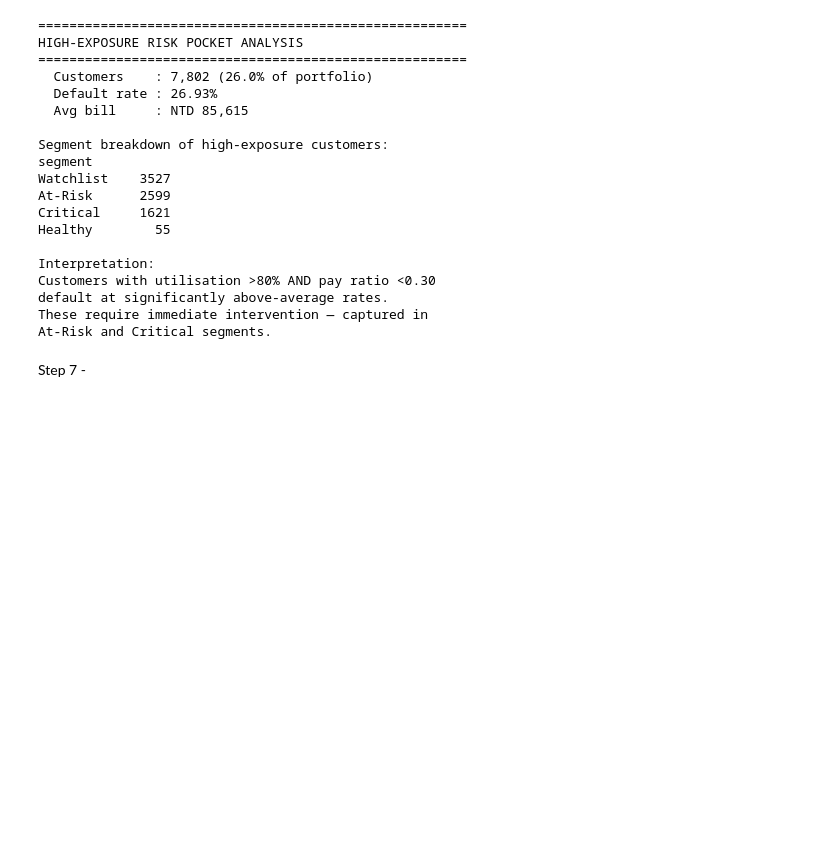
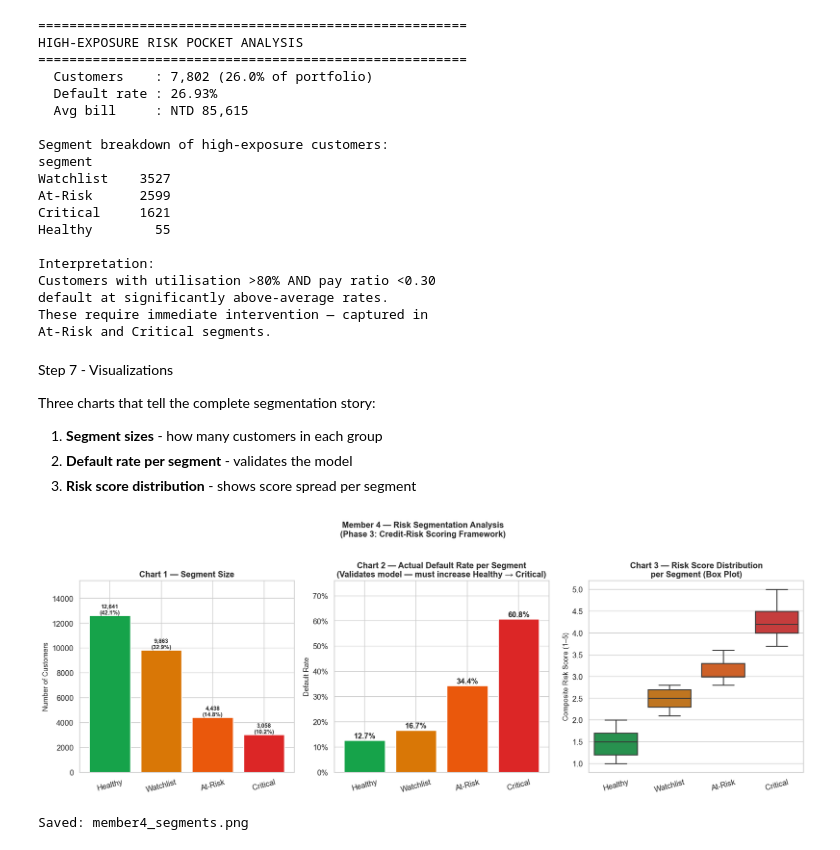
Before and after one commit to Saumya-Divyanjalee/Risk-Model-Developer, a Jupyter notebook: Risk_Model.ipynb, the cells around one changed output. Cells and saved outputs as stored; diff of their text form; code cells hidden in the pictures; blank space fills up the shorter version.

```diff
--- a/Risk_Model.ipynb
+++ b/Risk_Model.ipynb
@@ -573,4 +573,70 @@ default at significantly above-average rates.
 These require immediate intervention — captured in
 At-Risk and Critical segments.
 # %% [markdown]
-Step 7 -
+Step 7 - Visualizations
+
+Three charts that tell the complete segmentation story:
+1. **Segment sizes** - how many customers in each group
+2. **Default rate per segment** - validates the model
+3. **Risk score distribution** - shows score spread per segment
+# %%
+seg_order  = ['Healthy', 'Watchlist', 'At-Risk', 'Critical']
+seg_colors = ['#16a34a', '#d97706', '#ea580c', '#dc2626']
+palette    = dict(zip(seg_order, seg_colors))
+
+fig, axes = plt.subplots(1, 3, figsize=(17, 6))
+fig.suptitle('Member 4 — Risk Segmentation Analysis\n(Phase 3: Credit-Risk Scoring Framework)',
+             fontsize=13, fontweight='bold', y=1.02)
+
+#  Chart 1: Segment Sizes
+counts = df['segment'].value_counts().loc[seg_order]
+bars = axes[0].bar(seg_order, counts.values,
+                   color=seg_colors, edgecolor='white', linewidth=1.5)
+for bar, val in zip(bars, counts.values):
+    axes[0].text(
+        bar.get_x() + bar.get_width()/2,
+        bar.get_height() + 80,
+        f'{val:,}\n({val/len(df):.1%})',
+        ha='center', fontsize=9, fontweight='bold'
+    )
+axes[0].set_title('Chart 1 — Segment Size')
+axes[0].set_ylabel('Number of Customers')
+axes[0].set_ylim(0, counts.max() * 1.22)
+axes[0].tick_params(axis='x', rotation=15)
+
+#  Chart 2: Default Rate per Segment
+dr   = df.groupby('segment')['default_next_month'].mean().loc[seg_order]
+bars = axes[1].bar(seg_order, dr.values,
+                   color=seg_colors, edgecolor='white', linewidth=1.5)
+for bar, val in zip(bars, dr.values):
+    axes[1].text(
+        bar.get_x() + bar.get_width()/2,
+        bar.get_height() + 0.008,
+        f'{val:.1%}',
+        ha='center', fontsize=12, fontweight='bold'
+    )
+axes[1].set_title('Chart 2 — Actual Default Rate per Segment\n(Validates model — must increase Healthy → Critical)')
+axes[1].set_ylabel('Default Rate')
+axes[1].set_ylim(0, dr.max() * 1.25)
+axes[1].yaxis.set_major_formatter(mticker.PercentFormatter(1.0))
+axes[1].tick_params(axis='x', rotation=15)
+
+#  Chart 3: Risk Score Boxplot
+df_plot = df.copy()
+df_plot['segment'] = pd.Categorical(
+    df_plot['segment'], categories=seg_order, ordered=True)
+sns.boxplot(data=df_plot, x='segment', y='risk_score',
+            order=seg_order, palette=palette,
+            ax=axes[2], linewidth=1.5)
+axes[2].set_title('Chart 3 — Risk Score Distribution\nper Segment (Box Plot)')
+axes[2].set_ylabel('Composite Risk Score (1–5)')
+axes[2].set_xlabel('')
+axes[2].tick_params(axis='x', rotation=15)
+
+plt.tight_layout()
+plt.savefig('member4_segments.png', bbox_inches='tight', dpi=150)
+plt.show()
+print("Saved: member4_segments.png")
+# %% [output]
+[figure, added]
+Saved: member4_segments.png
```
Also changed, not shown: parts of 5 cells of this notebook, 4 other files.
